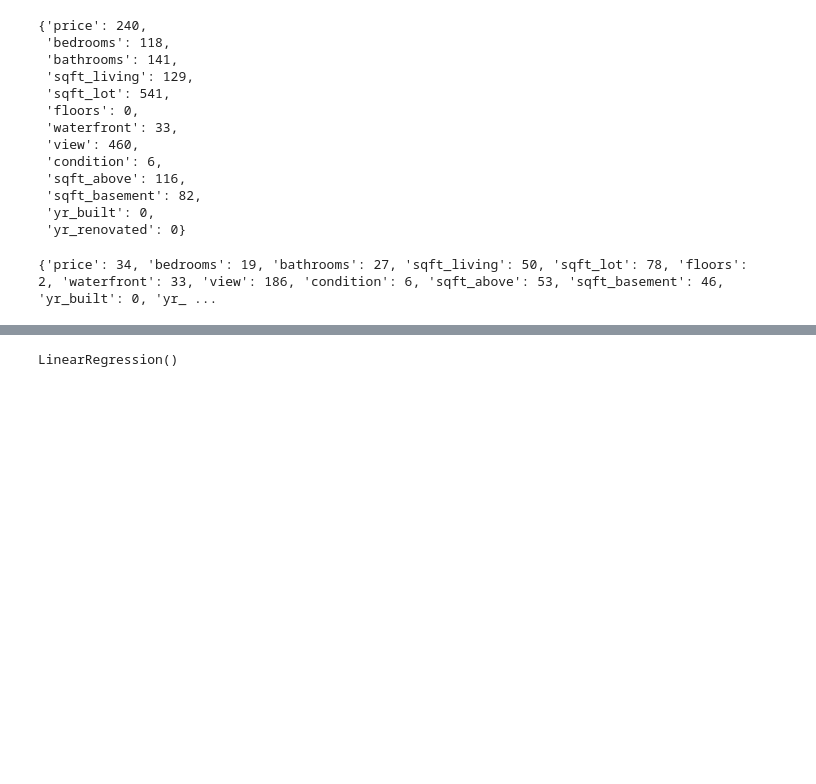
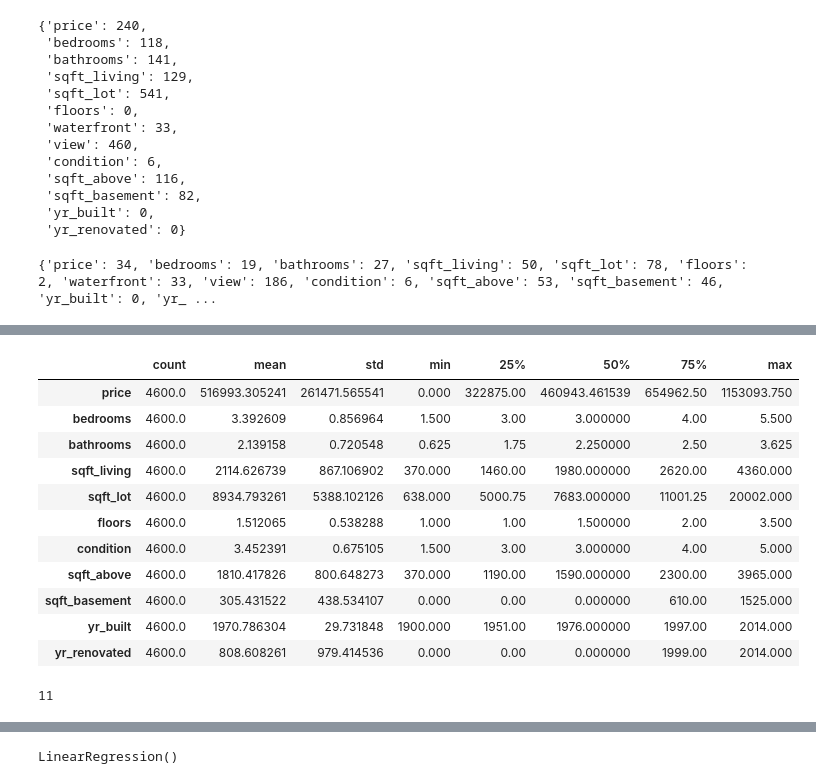
Before and after one commit to bashar0101/House-prediction-model-ML, a Jupyter notebook: PricePredication.ipynb, the cells around one changed output, grey strips where cells are left out. Drawn from its saved outputs; the diff is of its cells as text; code cells hidden in the pictures; blank space fills up the shorter version.

```diff
--- a/PricePredication.ipynb
+++ b/PricePredication.ipynb
@@ -176,6 +185,25 @@ plt.show()
 model = LinearRegression()
 # %%
 corr = numericData.corr()
+# %%
+numericData.describe().T
+# %% [output]
+|  | count | mean | std | min | 25% | 50% | 75% | max |
+| price | 4600.0 | 516993.305241 | 261471.565541 | 0.000 | 322875.00 | 460943.461539 | 654962.50 | 1153093.750 |
+| bedrooms | 4600.0 | 3.392609 | 0.856964 | 1.500 | 3.00 | 3.000000 | 4.00 | 5.500 |
+| bathrooms | 4600.0 | 2.139158 | 0.720548 | 0.625 | 1.75 | 2.250000 | 2.50 | 3.625 |
+| sqft_living | 4600.0 | 2114.626739 | 867.106902 | 370.000 | 1460.00 | 1980.000000 | 2620.00 | 4360.000 |
+| sqft_lot | 4600.0 | 8934.793261 | 5388.102126 | 638.000 | 5000.75 | 7683.000000 | 11001.25 | 20002.000 |
+| floors | 4600.0 | 1.512065 | 0.538288 | 1.000 | 1.00 | 1.500000 | 2.00 | 3.500 |
+| condition | 4600.0 | 3.452391 | 0.675105 | 1.500 | 3.00 | 3.000000 | 4.00 | 5.000 |
+| sqft_above | 4600.0 | 1810.417826 | 800.648273 | 370.000 | 1190.00 | 1590.000000 | 2300.00 | 3965.000 |
+| sqft_basement | 4600.0 | 305.431522 | 438.534107 | 0.000 | 0.00 | 0.000000 | 610.00 | 1525.000 |
+| yr_built | 4600.0 | 1970.786304 | 29.731848 | 1900.000 | 1951.00 | 1976.000000 | 1997.00 | 2014.000 |
+| yr_renovated | 4600.0 | 808.608261 | 979.414536 | 0.000 | 0.00 | 0.000000 | 1999.00 | 2014.000 |
+# %%
+len(numericData.columns)
+# %% [output]
+11
 # %%
 # Plot heatmap
 plt.figure(figsize=(8, 6))
```
Also changed, not shown: parts of 12 cells of this notebook.
